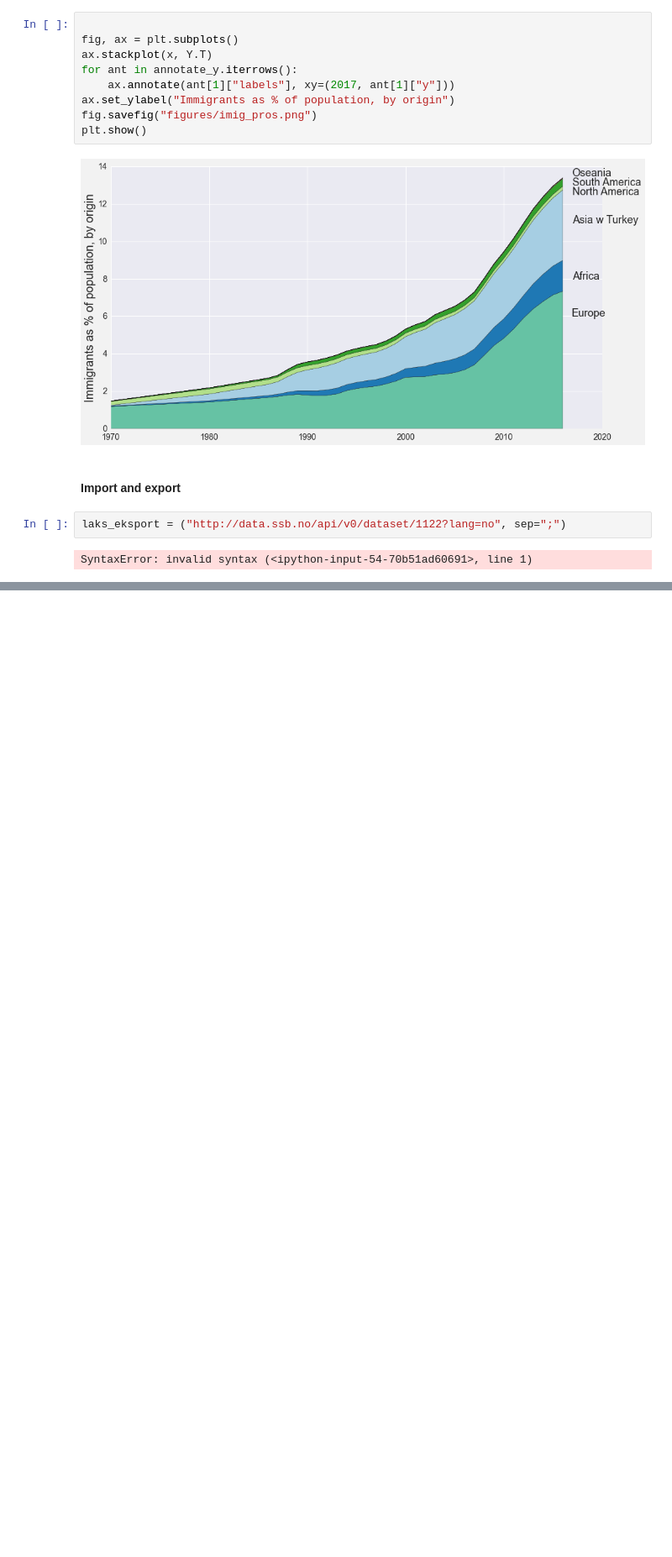
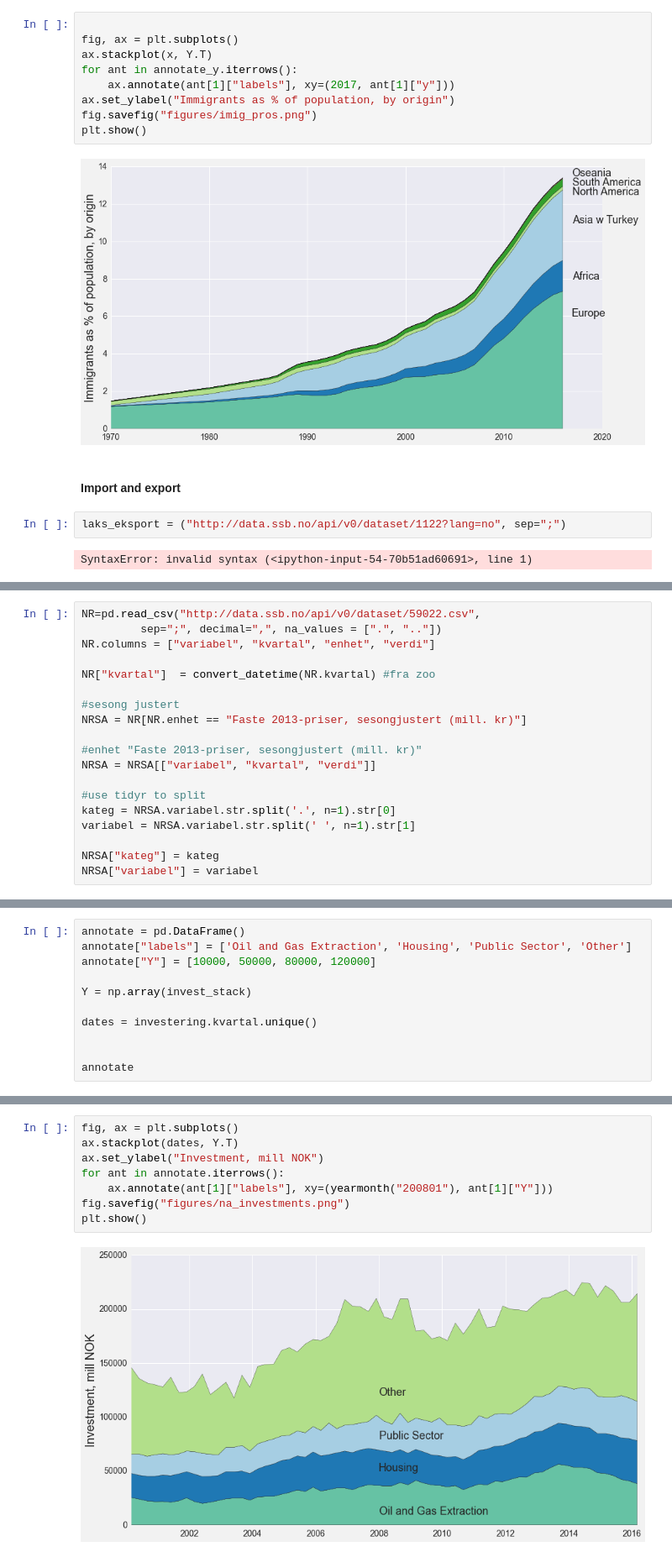
Before and after one commit to jmaurit/norwayeconomy, a Jupyter notebook: norwayeconomy.ipynb, the cells around one changed output, grey strips where cells are left out. Shown at 84% size. Saved outputs shown, nothing was run; the diff lists cells and outputs as text; blank space fills up the shorter version.

```diff
--- a/norwayeconomy.ipynb
+++ b/norwayeconomy.ipynb
@@ -709,0 +712,19 @@ SyntaxError: invalid syntax (<ipython-input-54-70b51ad60691>, line 1)
+# %%
+NR=pd.read_csv("http://data.ssb.no/api/v0/dataset/59022.csv",
+         sep=";", decimal=",", na_values = [".", ".."])
+NR.columns = ["variabel", "kvartal", "enhet", "verdi"]
+
+NR["kvartal"]  = convert_datetime(NR.kvartal) #fra zoo
+
+#sesong justert
+NRSA = NR[NR.enhet == "Faste 2013-priser, sesongjustert (mill. kr)"]
+
+#enhet "Faste 2013-priser, sesongjustert (mill. kr)"
+NRSA = NRSA[["variabel", "kvartal", "verdi"]]
+
+#use tidyr to split
+kateg = NRSA.variabel.str.split('.', n=1).str[0]
+variabel = NRSA.variabel.str.split(' ', n=1).str[1]
+
+NRSA["kateg"] = kateg
+NRSA["variabel"] = variabel
@@ -709,0 +767,11 @@ SyntaxError: invalid syntax (<ipython-input-54-70b51ad60691>, line 1)
+# %%
+annotate = pd.DataFrame()
+annotate["labels"] = ['Oil and Gas Extraction', 'Housing', 'Public Sector', 'Other']
+annotate["Y"] = [10000, 50000, 80000, 120000]
+
+Y = np.array(invest_stack)
+
+dates = investering.kvartal.unique()
+
+
+annotate
@@ -709,0 +784,10 @@ SyntaxError: invalid syntax (<ipython-input-54-70b51ad60691>, line 1)
+# %%
+fig, ax = plt.subplots()
+ax.stackplot(dates, Y.T)
+ax.set_ylabel("Investment, mill NOK")
+for ant in annotate.iterrows():
+    ax.annotate(ant[1]["labels"], xy=(yearmonth("200801"), ant[1]["Y"]))
+fig.savefig("figures/na_investments.png")
+plt.show()
+# %% [output]
+[figure, added]
```
Also changed, not shown: parts of 24 cells of this notebook, 9 other files.
